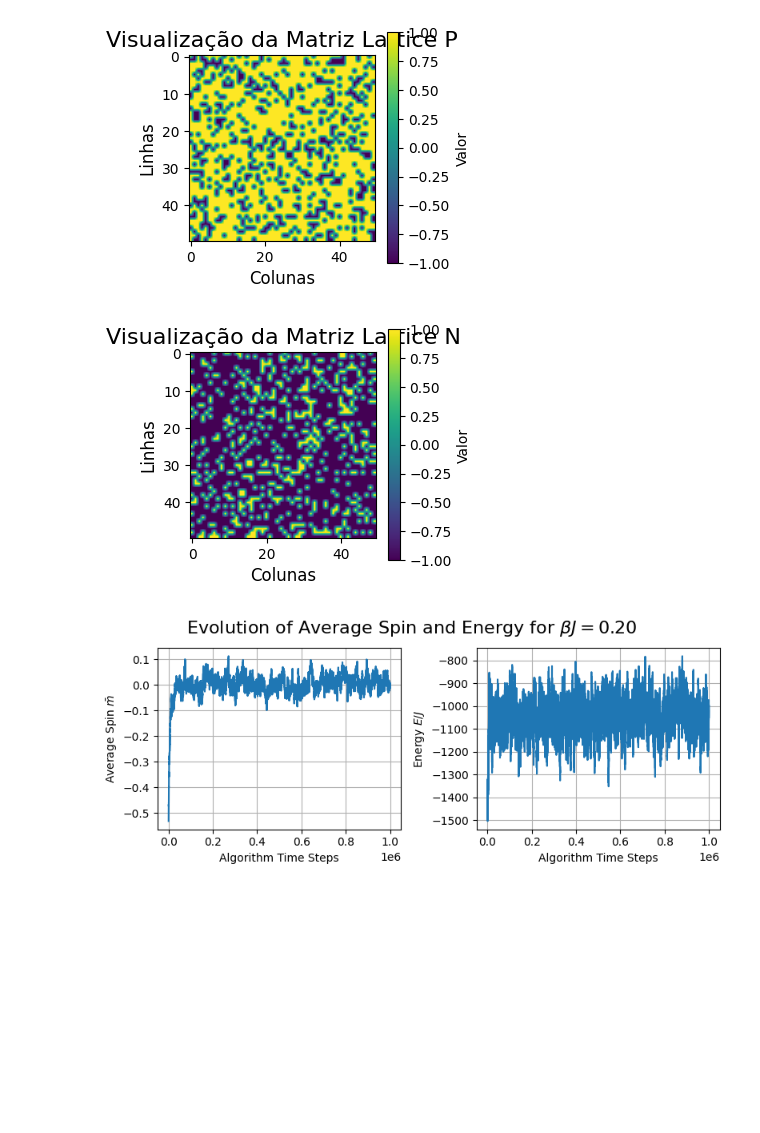
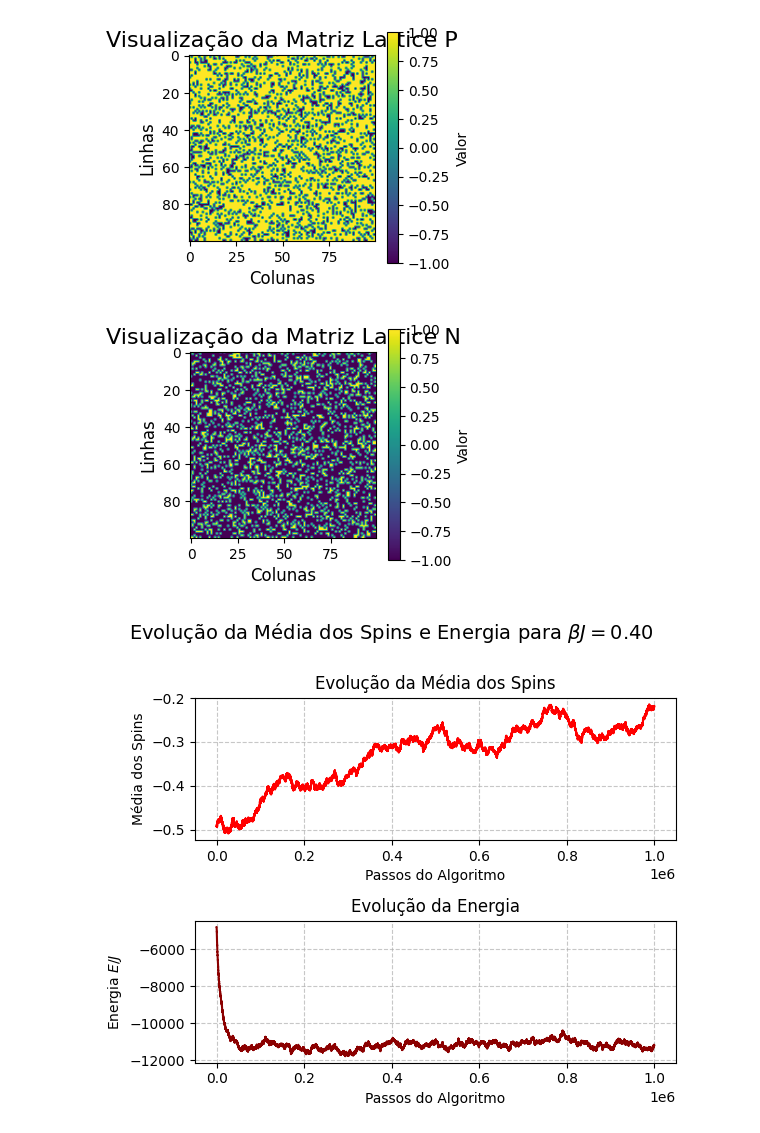
Before and after one commit to matheusmeteoro/saturn, a Jupyter notebook: modelodeising/isingmodel.ipynb, the cells around one changed output. Saved outputs shown, nothing was run; the diff lists cells and outputs as text; code cells hidden in the pictures; blank space fills up the shorter version.

```diff
--- a/modelodeising/isingmodel.ipynb
+++ b/modelodeising/isingmodel.ipynb
@@ -5,7 +5,7 @@ import numba
 from numba import njit
 from scipy.ndimage import convolve, generate_binary_structure
 # %%
-N = 50
+N = 100
 init_random = np.random.random((N,N))
 lattice_n = np.zeros((N, N))
 lattice_n[init_random>=0.75] = 1
@@ -93,7 +93,7 @@ plt.ylabel('Linhas', fontsize=12)
 # Exibir o gráfico
 plt.show()
 # %% [output]
-[figure, old version]
+[figure, new version]
 # %%
 # Plotar a matriz lattice_p
 plt.figure(figsize=(3, 3))  # Ajustar o tamanho da figura para melhor visualização
@@ -108,7 +108,7 @@ plt.ylabel('Linhas', fontsize=12)
 # Exibir o gráfico
 plt.show()
 # %% [output]
-[figure, old version]
+[figure, new version]
 # %%
 @numba.njit("UniTuple(f8[:], 2)(f8[:,:], i8, f8, f8)", nopython=True, nogil=True)
 def metropolis(spin_arr, times, BJ, energy):
@@ -152,33 +152,41 @@ def metropolis(spin_arr, times, BJ, energy):
 
     return net_spins, net_energy
 # %%
-bj = 0.2
+bj = 0.4
+
 spins, energies = metropolis(lattice_n, 1000000, bj, get_energy(lattice_n))
 # %%
 #À esquerda: A média dos spins (spins/N**2) ao longo dos passos do algoritmo, o que pode representar a evolução do magnetismo médio no sistema.
 #À direita: A energia do sistema (energies) ao longo dos passos do algoritmo.
 
-# Criação dos gráficos
-fig, axes = plt.subplots(1, 2, figsize=(8, 3))
+# Cores e estilos
+line_color1 = 'red'  # Cor para o gráfico da média dos spins
+line_color2 = 'darkred'  # Cor para o gráfico da energia
+line_style = '-'  # Estilo da linha
+line_width = 1.5  # Largura da linha
+
+# Criação dos gráficos empilhados verticalmente
+fig, axes = plt.subplots(2, 1, figsize=(6, 5), tight_layout=True)
 
 # Gráfico da média dos spins
 ax = axes[0]
-ax.plot(spins / N**2)
-ax.set_xlabel('Algorithm Time Steps')
-ax.set_ylabel(r'Average Spin $\bar{m}$')
-ax.grid()
+ax.plot(spins / N**2, color=line_color1, linestyle=line_style, linewidth=line_width)
+ax.set_xlabel('Passos do Algoritmo', fontsize=10)
+ax.set_ylabel('Média dos Spins', fontsize=10)
+ax.grid(True, linestyle='--', alpha=0.7)  # Grid mais leve e estilizado
+ax.set_title('Evolução da Média dos Spins', fontsize=12)
 
 # Gráfico da energia
 ax = axes[1]
-ax.plot(energies)
-ax.set_xlabel('Algorithm Time Steps')
-ax.set_ylabel(r'Energy $E/J$')
-ax.grid()
+ax.plot(energies, color=line_color2, linestyle=line_style, linewidth=line_width)
+ax.set_xlabel('Passos do Algoritmo', fontsize=10)
+ax.set_ylabel('Energia $E/J$', fontsize=10)
+ax.grid(True, linestyle='--', alpha=0.7)  # Grid mais leve e estilizado
+ax.set_title('Evolução da Energia', fontsize=12)
 
 # Adiciona o título com o valor de βJ formatado
-fig.tight_layout()
-fig.suptitle(r'Evolution of Average Spin and Energy for $\beta J=$' + f'{bj:.2f}', y=1.07, size=16)
+fig.suptitle(r'Evolução da Média dos Spins e Energia para $\beta J=$' + f'{bj:.2f}', y=1, fontsize=14)
 
 plt.show()
 # %% [output]
-[figure, old version]
+[figure, new version]
```
Also changed, not shown: parts of 11 cells of this notebook, 9 other files.
